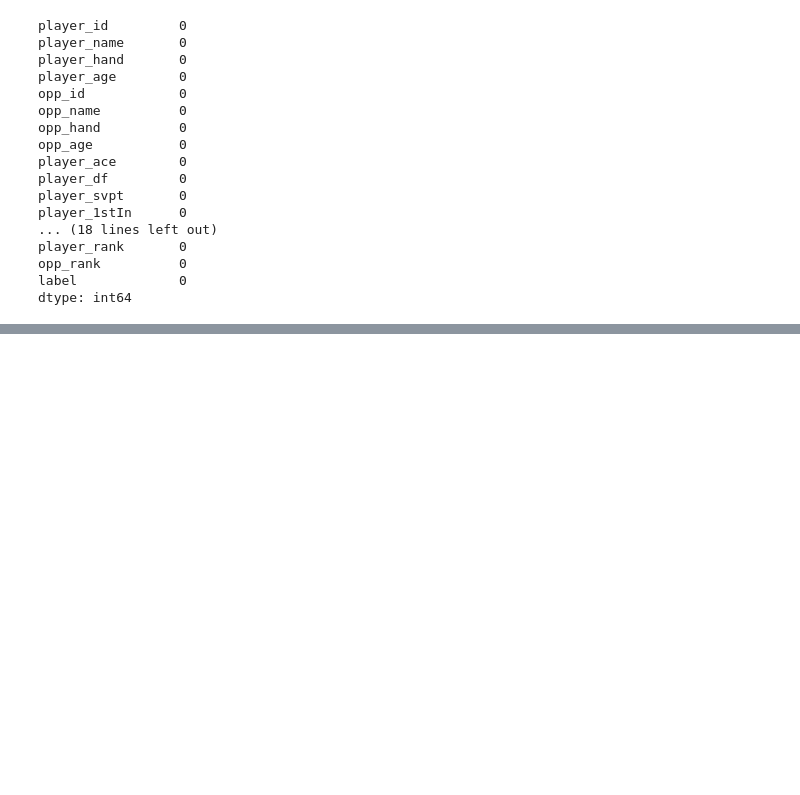
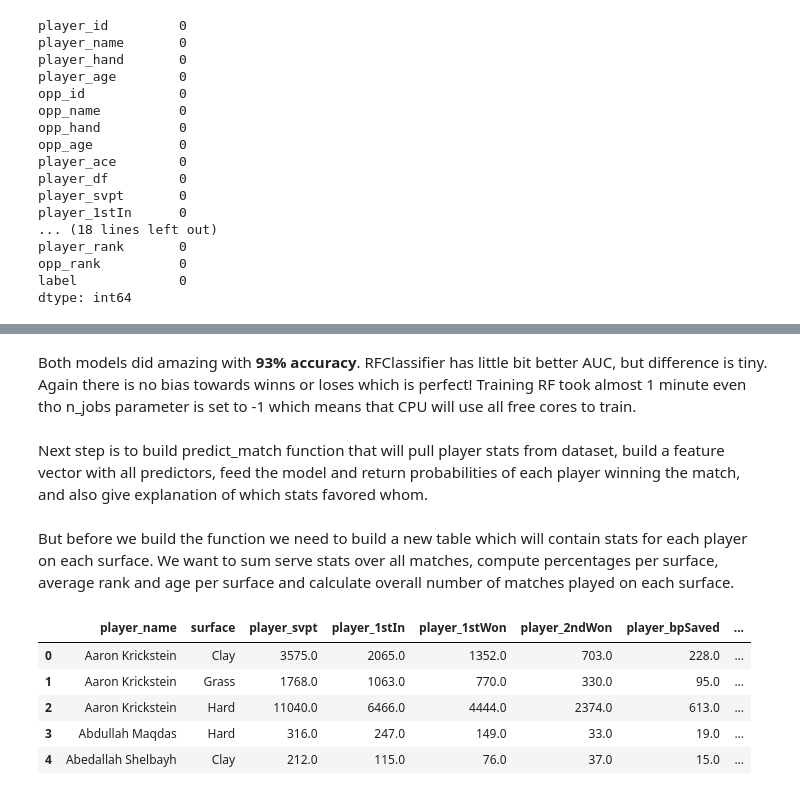
Before and after one commit to gliga02/tennis-match-winner-prediction, a Jupyter notebook: notebooks/02_build_full_dataset.ipynb, the cells around one changed output, grey strips where cells are left out. Cells and saved outputs as stored; diff of their text form; code cells hidden in the pictures; blank space fills up the shorter version.

Commit message:
player stats dataset created

```diff
--- a/notebooks/02_build_full_dataset.ipynb
+++ b/notebooks/02_build_full_dataset.ipynb
@@ -131,3 +139,5 @@ df_full['minutes'] = df_full['minutes'].fillna(df_full['minutes'].median())
+# %%
+df_full = df_full[df_full['surface'].isin(['Clay', 'Hard', 'Grass'])]
 # %%
 df_full.shape
 # %% [output]
@@ -156,0 +167,4 @@ As we did last time, we handled all missing values.
+# %%
+df_full['rank_diff'] = df_full['player_rank'] - df_full['opp_rank']
+df_full['age_diff']  = df_full['player_age']  - df_full['opp_age']
+df_full['hand_diff'] = (df_full['player_hand'] != df_full['opp_hand']).astype(int)
@@ -156,0 +182,11 @@ As we did last time, we handled all missing values.
+# %%
+df_full['player_bp_saved_pct'] = df_full['player_bpSaved'] / df_full['player_bpFaced']
+df_full['opp_bp_saved_pct']    = df_full['opp_bpSaved']    / df_full['opp_bpFaced']
+
+df_full = df_full.replace([np.inf, -np.inf], np.nan) # Again, division by 0 handle
+df_full = df_full.dropna(subset=[
+    'player_1stIn_pct', 'opp_1stIn_pct',
+    'player_1stWon_pct', 'opp_1stWon_pct',
+    'player_2ndWon_pct', 'opp_2ndWon_pct',
+    'player_bp_saved_pct', 'opp_bp_saved_pct'
+])
@@ -156,0 +321,40 @@ As we did last time, we handled all missing values.
+# %% [markdown]
+Both models did amazing with <b>93% accuracy</b>. RFClassifier has little bit better AUC, but difference is tiny. Again there is no bias towards winns or loses which is perfect! Training RF took almost 1 minute even tho n_jobs parameter is set to -1 which means that CPU will use all free cores to train.
+# %% [markdown]
+Next step is to build predict_match function that will pull player stats from dataset, build a feature vector with all predictors, feed the model and return probabilities of each player winning the match, and also give explanation of which stats favored whom.
+# %% [markdown]
+But before we build the function we need to build a new table which will contain stats for each player on each surface. We want to sum serve stats over all matches, compute percentages per surface, average rank and age per surface and calculate overall number of matches played on each surface.
+# %%
+player_surface_stats = (
+    df_full
+    .groupby(['player_name', 'surface'], as_index=False)
+    .agg({
+        'player_svpt' : 'sum',
+        'player_1stIn': 'sum',
+        'player_1stWon': 'sum',
+        'player_2ndWon': 'sum',
+        'player_bpSaved': 'sum',
+        'player_bpFaced': 'sum',
+        'player_age': 'mean',
+        'player_rank': 'mean',
+        'label': 'count'
+    })
+    .rename(columns={'label': 'n_matches', 'player_rank': 'avg_rank', 'player_age': 'avg_age'})
+)
+
+player_surface_stats['player_1stIn_pct']   = player_surface_stats['player_1stIn'] / player_surface_stats['player_svpt']
+player_surface_stats['player_1stWon_pct']  = player_surface_stats['player_1stWon'] / player_surface_stats['player_1stIn']
+player_surface_stats['player_2ndWon_pct']  = player_surface_stats['player_2ndWon'] / (player_surface_stats['player_svpt'] - player_surface_stats['player_1stIn'])
+player_surface_stats['player_bp_saved_pct'] = player_surface_stats['player_bpSaved'] / player_surface_stats['player_bpFaced']
+
+player_surface_stats = player_surface_stats.replace([np.inf, -np.inf], np.nan)
+player_surface_stats = player_surface_stats.dropna(subset=['player_1stIn_pct', 'player_1stWon_pct', 'player_2ndWon_pct', 'player_bp_saved_pct'])
+
+player_surface_stats.head()
+# %% [output]
+|  | player_name | surface | player_svpt | player_1stIn | player_1stWon | player_2ndWon | player_bpSaved | ... |
+| 0 | Aaron Krickstein | Clay | 3575.0 | 2065.0 | 1352.0 | 703.0 | 228.0 | ... |
+| 1 | Aaron Krickstein | Grass | 1768.0 | 1063.0 | 770.0 | 330.0 | 95.0 | ... |
+| 2 | Aaron Krickstein | Hard | 11040.0 | 6466.0 | 4444.0 | 2374.0 | 613.0 | ... |
+| 3 | Abdullah Maqdas | Hard | 316.0 | 247.0 | 149.0 | 33.0 | 19.0 | ... |
+| 4 | Abedallah Shelbayh | Clay | 212.0 | 115.0 | 76.0 | 37.0 | 15.0 | ... |
```
Also changed, not shown: parts of 19 cells of this notebook, 1 other file.
